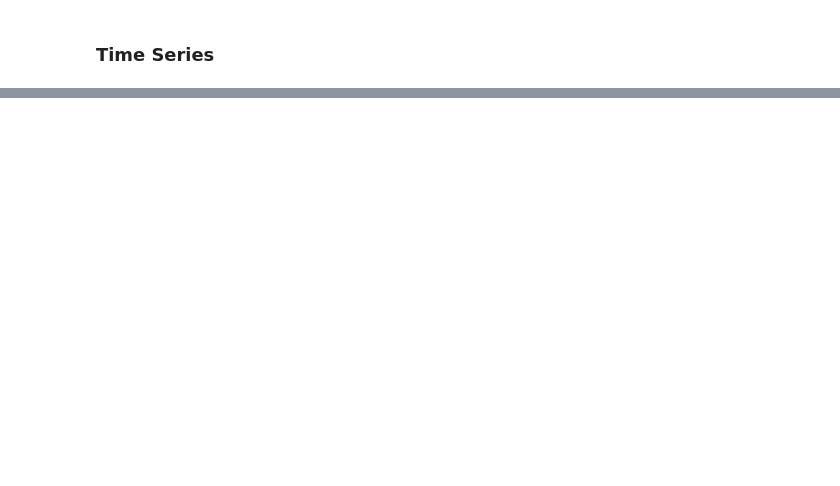
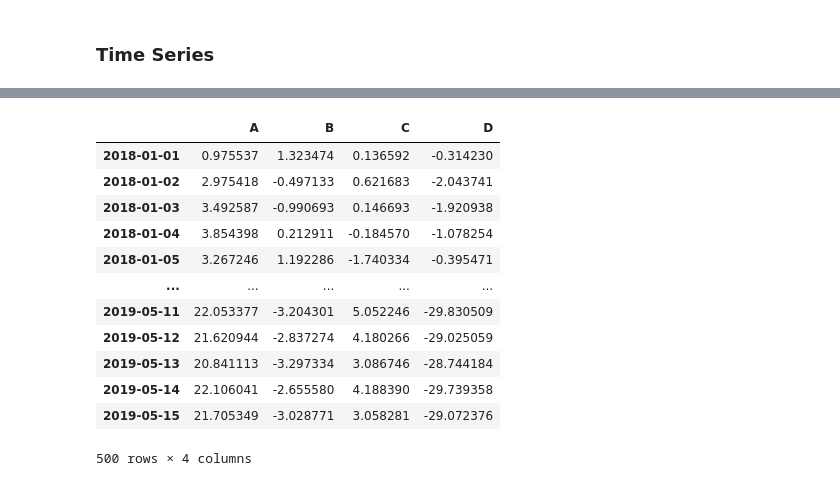
Before and after one commit to caiquemiranda/python-data-analysis-fundamentals, a Jupyter notebook: cap08-modulos-analise-dados-python/01-pandas.ipynb, the cells around one changed output, grey strips where cells are left out. Cells and saved outputs as stored; diff of their text form; code cells hidden in the pictures; blank space fills up the shorter version.

```diff
--- a/cap08-modulos-analise-dados-python/01-pandas.ipynb
+++ b/cap08-modulos-analise-dados-python/01-pandas.ipynb
@@ -615,0 +698,16 @@ df.append(s, ignore_index=True)
+# %%
+df
+# %% [output]
+|  | A | B | C | D |
+| 2018-01-01 | 0.975537 | 1.323474 | 0.136592 | -0.314230 |
+| 2018-01-02 | 2.975418 | -0.497133 | 0.621683 | -2.043741 |
+| 2018-01-03 | 3.492587 | -0.990693 | 0.146693 | -1.920938 |
+| 2018-01-04 | 3.854398 | 0.212911 | -0.184570 | -1.078254 |
+| 2018-01-05 | 3.267246 | 1.192286 | -1.740334 | -0.395471 |
+| ... | ... | ... | ... | ... |
+| 2019-05-11 | 22.053377 | -3.204301 | 5.052246 | -29.830509 |
+| 2019-05-12 | 21.620944 | -2.837274 | 4.180266 | -29.025059 |
+| 2019-05-13 | 20.841113 | -3.297334 | 3.086746 | -28.744184 |
+| 2019-05-14 | 22.106041 | -2.655580 | 4.188390 | -29.739358 |
+| 2019-05-15 | 21.705349 | -3.028771 | 3.058281 | -29.072376 |
+500 rows × 4 columns
```
Also changed, not shown: parts of 28 cells of this notebook, 1 other file.
